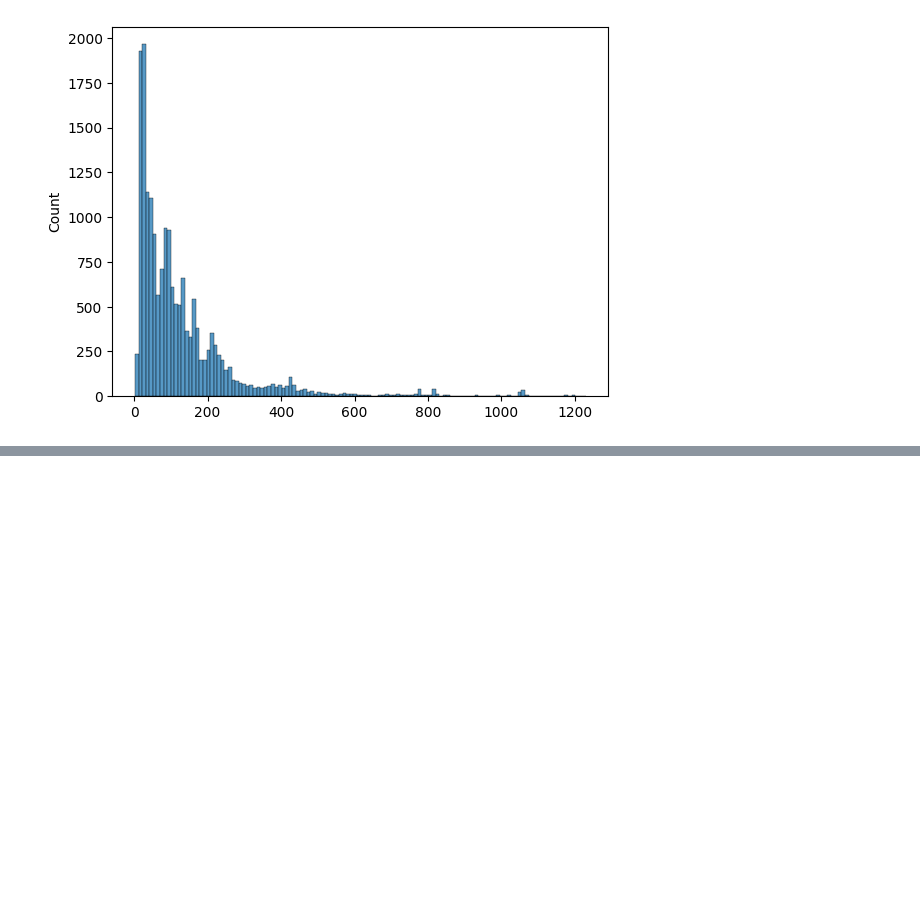
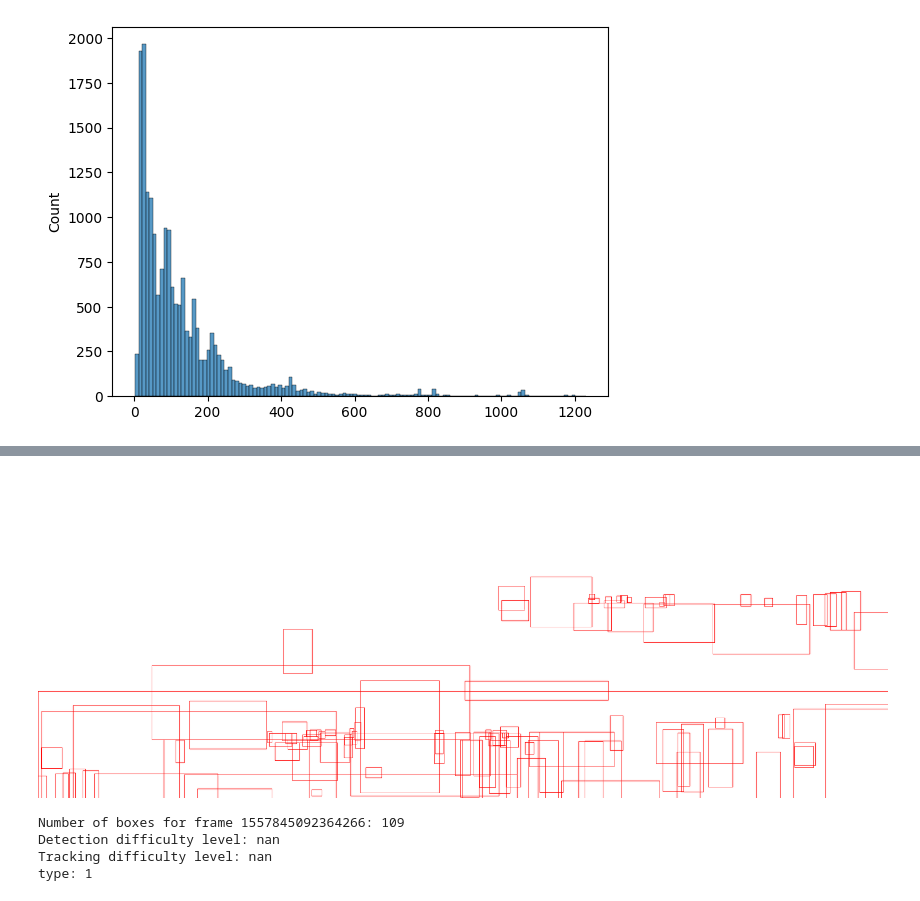
Before and after one commit to neehasajja/waymo-opendataset, a Jupyter notebook: validation/camera_box.ipynb, the cells around one changed output, grey strips where cells are left out. Saved outputs shown, nothing was run; the diff lists cells and outputs as text; code cells hidden in the pictures; blank space fills up the shorter version.

```diff
--- a/validation/camera_box.ipynb
+++ b/validation/camera_box.ipynb
@@ -169,0 +334,52 @@ img.show()
+# %%
+import numpy as np
+from PIL import Image, ImageDraw
+import pandas as pd
+
+# Load the camera box data from parquet file
+df = pd.read_parquet('/content/drive/MyDrive/validation/camera_box/file1.parquet')
+
+# Get the camera resolution from the data
+width = int(df['[CameraBoxComponent].box.size.x'].max())
+height = int(df['[CameraBoxComponent].box.size.y'].max())
+
+# Set the desired frame timestamp
+frame_timestamp = 1557845092364266
+
+# Create a blank image of the same size as the camera resolution
+img = Image.new('RGB', (width, height), color='white')
+draw = ImageDraw.Draw(img)
+
+# Count the number of boxes for the desired frame timestamp
+num_boxes = 0
+
+# Loop through each bounding box in the data and draw it on the image
+for index, row in df.iterrows():
+    if row['key.frame_timestamp_micros'] == frame_timestamp:
+        # Get the coordinates of the box
+        x1 = int(row['[CameraBoxComponent].box.center.x'] - row['[CameraBoxComponent].box.size.x'] / 2)
+        y1 = int(row['[CameraBoxComponent].box.center.y'] - row['[CameraBoxComponent].box.size.y'] / 2)
+        x2 = int(row['[CameraBoxComponent].box.center.x'] + row['[CameraBoxComponent].box.size.x'] / 2)
+        y2 = int(row['[CameraBoxComponent].box.center.y'] + row['[CameraBoxComponent].box.size.y'] / 2)
+
+        # Draw the bounding box on the image
+        draw.rectangle((x1, y1, x2, y2), outline='red')
+
+        # Increment the count of boxes
+        num_boxes += 1
+
+# Show the image with bounding boxes
+img.show()
+
+# Print the number of boxes for the desired frame timestamp
+print(f"Number of boxes for frame {frame_timestamp}: {num_boxes}")
+# Print the difficulty level of the detection
+print(f"Detection difficulty level: {row['[CameraBoxComponent].difficulty_level.detection']}")
+print(f"Tracking difficulty level: {row['[CameraBoxComponent].difficulty_level.tracking']}")
+print(f"type: {row['[CameraBoxComponent].type']}")
+# %% [output]
+[figure, added]
+Number of boxes for frame 1557845092364266: 109
+Detection difficulty level: nan
+Tracking difficulty level: nan
+type: 1
```
Also changed, not shown: parts of 10 cells of this notebook.
